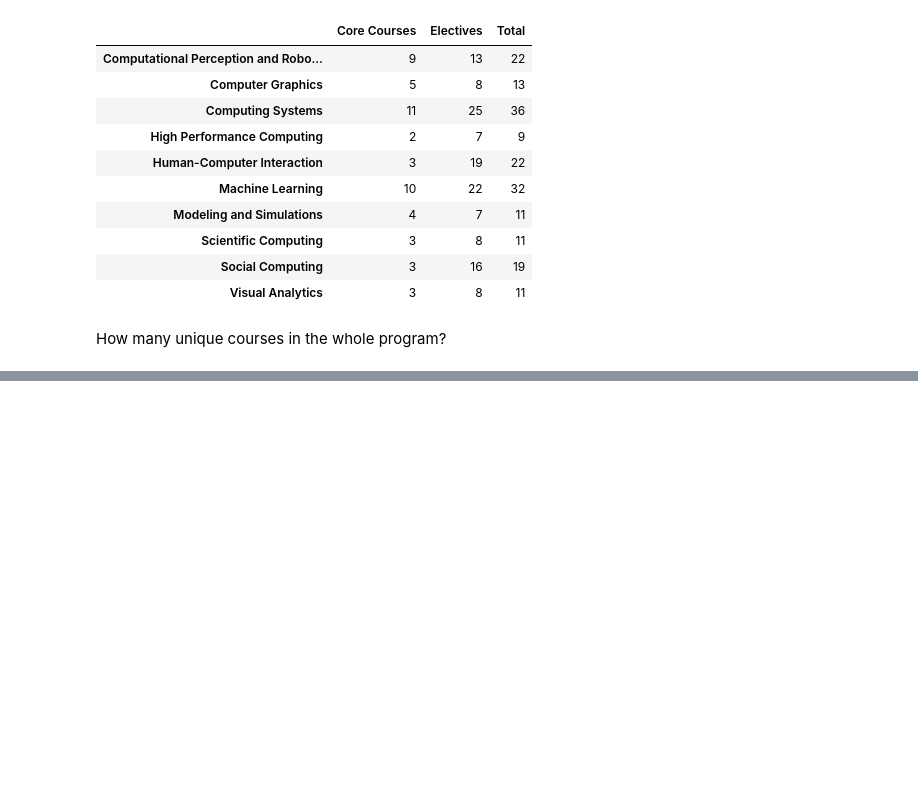
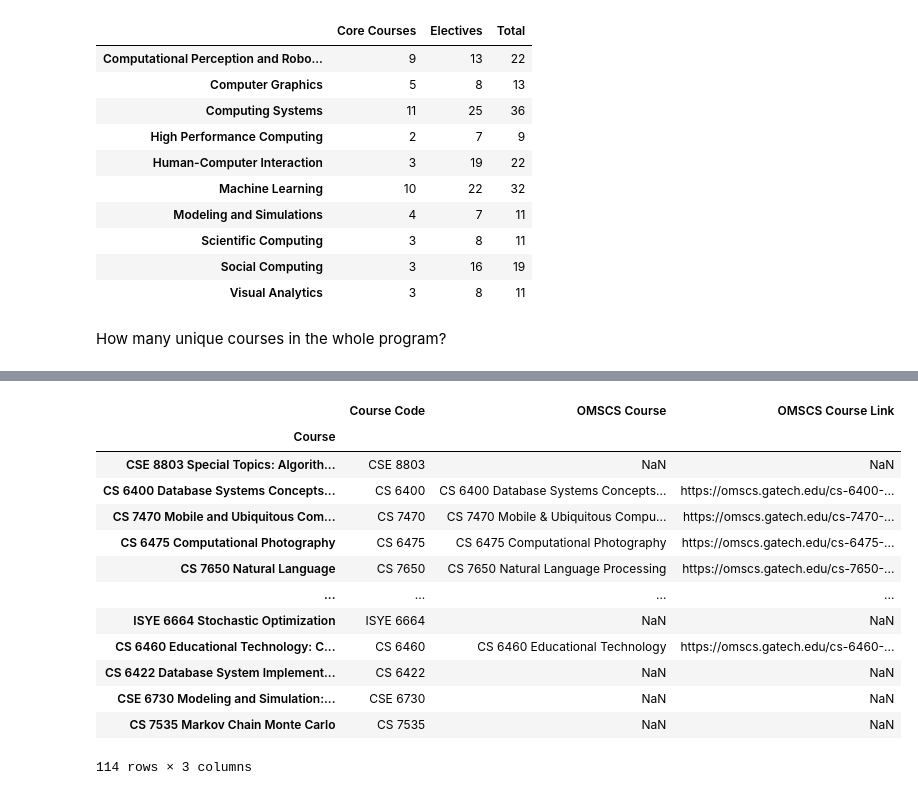
Before and after one commit to zhaoyi3264/gt-mscs, a Jupyter notebook: scrape.ipynb, the cells around one changed output, grey strips where cells are left out. Drawn from its saved outputs; the diff is of its cells as text; code cells hidden in the pictures; blank space fills up the shorter version.

```diff
--- a/scrape.ipynb
+++ b/scrape.ipynb
@@ -141,3 +153,8 @@ all_courses = set(courses)
+# %%
+courses = flatten(track_to_courses.values())
+
+all_courses = list(set(courses))
+all_courses = [course for course in all_courses if not re.search('Any|Substitutions', course)]
 # %% [markdown]
 Does each track have two course types (core and elective)?
 # %%
@@ -256,0 +338,27 @@ CS 7644 Machine Learning for Robotics
+# %%
+course_to_link = pd.merge(
+    all_course_df,
+    omscs_course_to_link_df,
+    left_on='Course Code',
+    right_on='Course Code',
+    how='left',
+    suffixes=('', ' OMSCS')
+)
+course_to_link = course_to_link.query('`Course Code` != "CS 8803"')
+course_to_link = course_to_link.set_index('Course').rename(columns={'Course OMSCS': 'OMSCS Course'})
+course_to_link
+# %% [output]
+|  | Course Code | OMSCS Course | OMSCS Course Link |
+| Course |  |  |  |
+| CSE 8803 Special Topics: Algorith... | CSE 8803 | NaN | NaN |
+| CS 6400 Database Systems Concepts... | CS 6400 | CS 6400 Database Systems Concepts... | https://omscs.gatech.edu/cs-6400-... |
+| CS 7470 Mobile and Ubiquitous Com... | CS 7470 | CS 7470 Mobile & Ubiquitous Compu... | https://omscs.gatech.edu/cs-7470-... |
+| CS 6475 Computational Photography | CS 6475 | CS 6475 Computational Photography | https://omscs.gatech.edu/cs-6475-... |
+| CS 7650 Natural Language | CS 7650 | CS 7650 Natural Language Processing | https://omscs.gatech.edu/cs-7650-... |
+| ... | ... | ... | ... |
+| ISYE 6664 Stochastic Optimization | ISYE 6664 | NaN | NaN |
+| CS 6460 Educational Technology: C... | CS 6460 | CS 6460 Educational Technology | https://omscs.gatech.edu/cs-6460-... |
+| CS 6422 Database System Implement... | CS 6422 | NaN | NaN |
+| CSE 6730 Modeling and Simulation:... | CSE 6730 | NaN | NaN |
+| CS 7535 Markov Chain Monte Carlo | CS 7535 | NaN | NaN |
+114 rows × 3 columns
```
Also changed, not shown: parts of 26 cells of this notebook, 5 other files.
